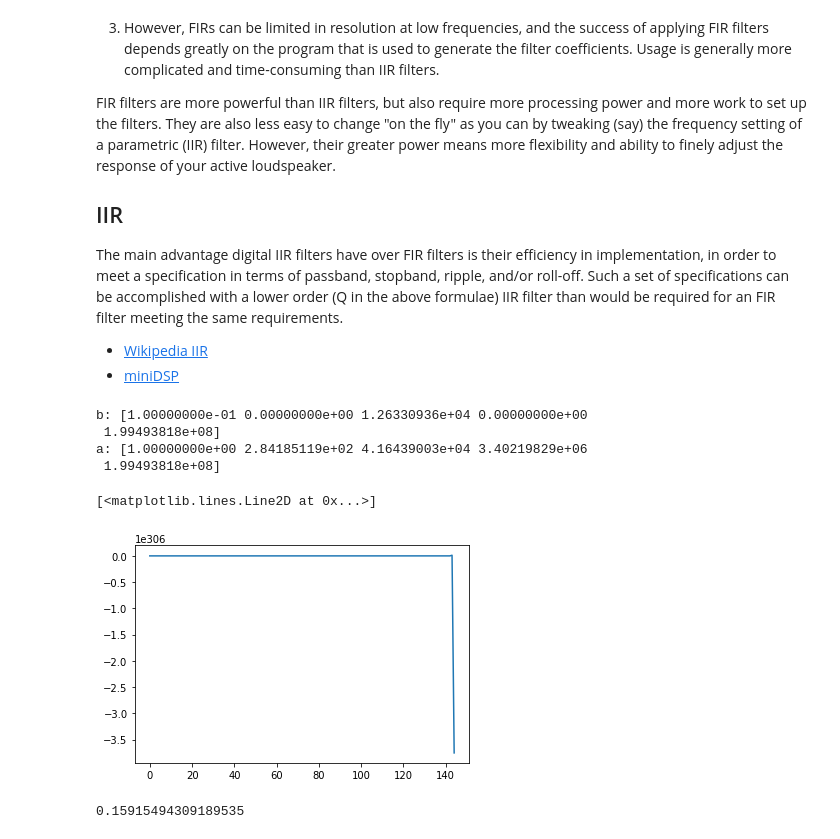
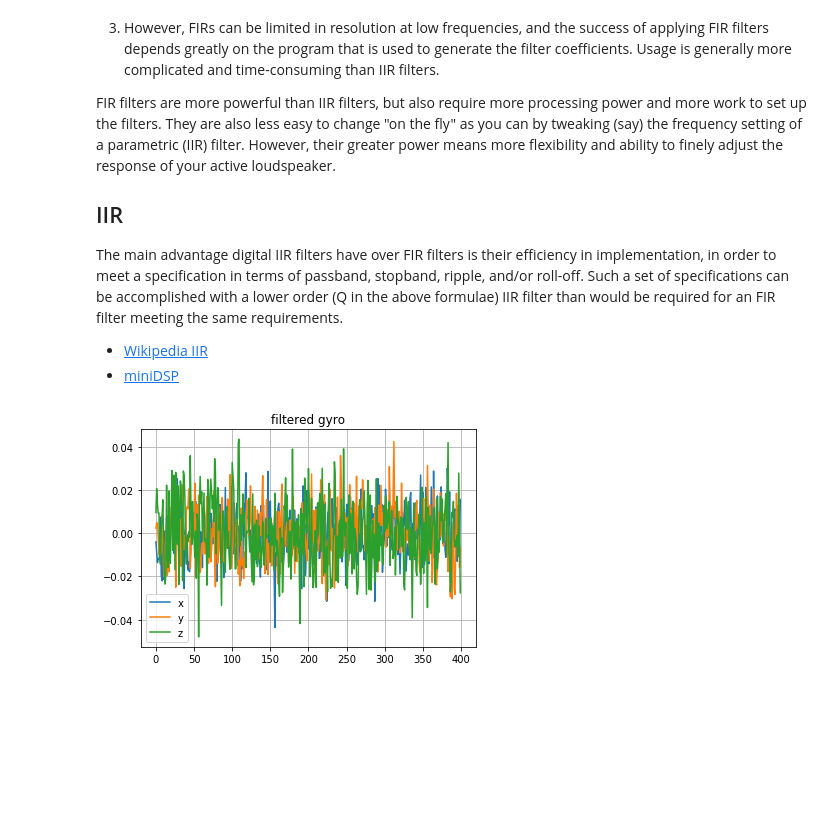
Before and after one commit to walchko/github-blog, a Jupyter notebook: source/blog/Robots/Inertial_Navigation/Inertial-Navigation-System.ipynb, the cells around one changed output. Cells and saved outputs as stored; diff of their text form; code cells hidden in the pictures; blank space fills up the shorter version.

Commit message:
filter update

```diff
--- a/source/blog/Robots/Inertial_Navigation/Inertial-Navigation-System.ipynb
+++ b/source/blog/Robots/Inertial_Navigation/Inertial-Navigation-System.ipynb
@@ -368,18 +371,13 @@ The main advantage digital IIR filters have over FIR filters is their efficiency
 # %%
 from scipy import signal
 # %%
-N = 4        # filter order
-rs = 20      # min attenuation (dB) in stop band
-Wn = 20*2*pi     # critical freq (rad/sec)
-btype = 'low'
-an = True    # analog filter?
+# N = 4        # filter order
+# rs = 20      # min attenuation (dB) in stop band
+# Wn = 20*2*pi     # critical freq (rad/sec)
+# btype = 'low'
+# an = True    # analog filter?
 
-b, a = signal.cheby2(N, rs, Wn, btype, an)
-print('b: {}'.format(b))
-print('a: {}'.format(a))
+# b, a = signal.cheby2(N, rs, Wn, btype, an)
+# print('b: {}'.format(b))
+# print('a: {}'.format(a))
-# %% [output]
-b: [1.00000000e-01 0.00000000e+00 1.26330936e+04 0.00000000e+00
- 1.99493818e+08]
-a: [1.00000000e+00 2.84185119e+02 4.16439003e+04 3.40219829e+06
- 1.99493818e+08]
 # %%
@@ -387,9 +385,44 @@ fx = signal.lfilter(b,a, [g[0] for g in gyros])
 # %%
-plt.plot(fx[:-50])
+# plt.plot(fx[:-50])
-# %% [output]
-[<matplotlib.lines.Line2D at 0x...>]
-[figure, removed]
 # %%
-1/(2*pi)
+# 1/(2*pi)
-# %% [output]
-0.15915494309189535
+# %%
+# Sampling parameters
+fs = 20  # Hz
+
+# Desired filter parameters
+order = 4
+Apass = 0.005  # dB
+fcut = 8.0   # Hz
+
+# Normalized frequency argument for cheby1
+wn = fcut / (0.5*fs)
+
+b, a = signal.cheby1(order, Apass, wn)
+
+w, h = signal.freqz(b, a, worN=8000)
+
+plt.figure(1)
+plt.plot(0.5*fs*w/np.pi, 20*np.log10(np.abs(h)))
+# plt.axvline(fcut, color='r', alpha=0.2)
+# plt.plot([0, fcut], [-Apass, -Apass], color='r', alpha=0.2)
+# plt.xlim(0, 0.3)
+plt.xlabel('Frequency (Hz)')
+# plt.ylim(-5*Apass, Apass)
+plt.ylabel('Gain (dB)')
+plt.grid()
+plt.title("Chebyshev Type I Lowpass Filter")
+# plt.tight_layout()
+# %%
+fgx = signal.lfilter(b,a, [g[0] for g in gyros])
+fgy = signal.lfilter(b,a, [g[1] for g in gyros])
+fgz = signal.lfilter(b,a, [g[2] for g in gyros])
+
+plt.plot(fgx, label='x')
+plt.plot(fgy, label='y')
+plt.plot(fgz, label='z')
+plt.grid(True)
+plt.legend()
+plt.title('filtered gyro');
+# %% [output]
+[figure, added]
```
Also changed, not shown: parts of 4 cells of this notebook.
